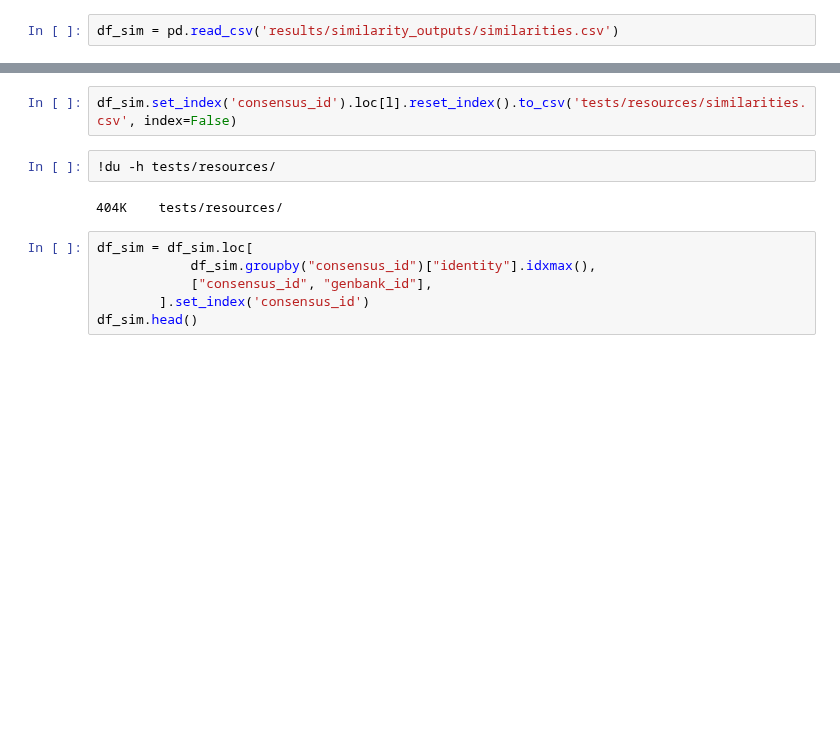
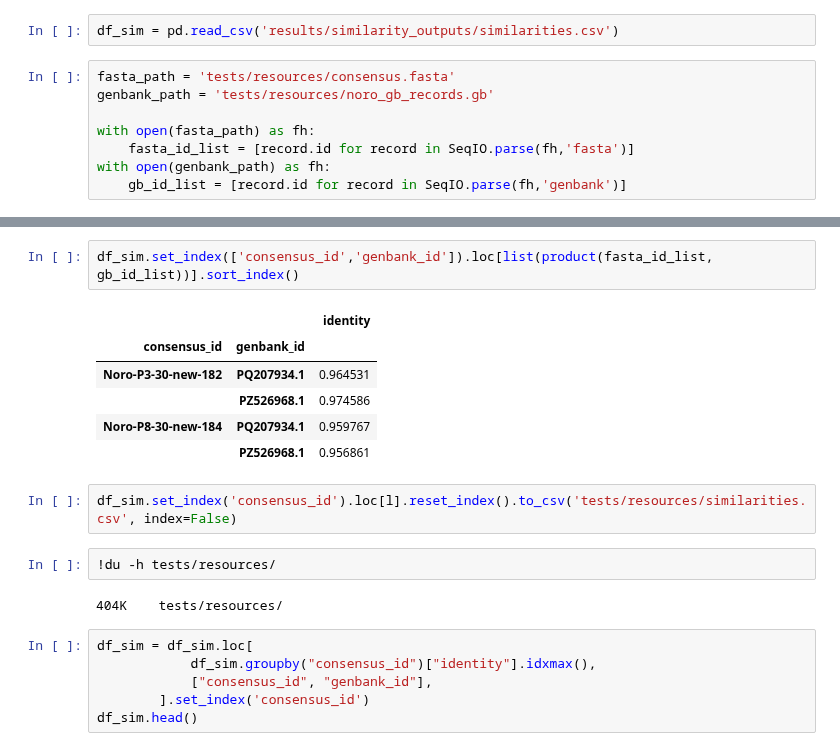
Before and after one commit to the-foxlab/NoroTracer, a Jupyter notebook: check_gb2seq.ipynb, the cells around one changed output, grey strips where cells are left out. Saved outputs shown, nothing was run; the diff lists cells and outputs as text; blank space fills up the shorter version.

Commit message:
tests for compute similarity work

```diff
--- a/check_gb2seq.ipynb
+++ b/check_gb2seq.ipynb
@@ -22,2 +26,10 @@ drwxrwxr-x 2 1005 1005 4096 Sep 15 13:44 split_orfs
 # %%
 df_sim = pd.read_csv('results/similarity_outputs/similarities.csv')
+# %%
+fasta_path = 'tests/resources/consensus.fasta'
+genbank_path = 'tests/resources/noro_gb_records.gb'
+
+with open(fasta_path) as fh:
+    fasta_id_list = [record.id for record in SeqIO.parse(fh,'fasta')]
+with open(genbank_path) as fh:
+    gb_id_list = [record.id for record in SeqIO.parse(fh,'genbank')]
@@ -24,3 +47,12 @@ df_sim = pd.read_csv('results/similarity_outputs/similarities.csv')
+# %%
+df_sim.set_index(['consensus_id','genbank_id']).loc[list(product(fasta_id_list, gb_id_list))].sort_index()
+# %% [output]
+|  |  | identity |
+| consensus_id | genbank_id |  |
+| Noro-P3-30-new-182 | PQ207934.1 | 0.964531 |
+|  | PZ526968.1 | 0.974586 |
+| Noro-P8-30-new-184 | PQ207934.1 | 0.959767 |
+|  | PZ526968.1 | 0.956861 |
 # %%
 df_sim.set_index('consensus_id').loc[l].reset_index().to_csv('tests/resources/similarities.csv', index=False)
 # %%
```
Also changed, not shown: parts of 6 cells of this notebook, 1 other file.
